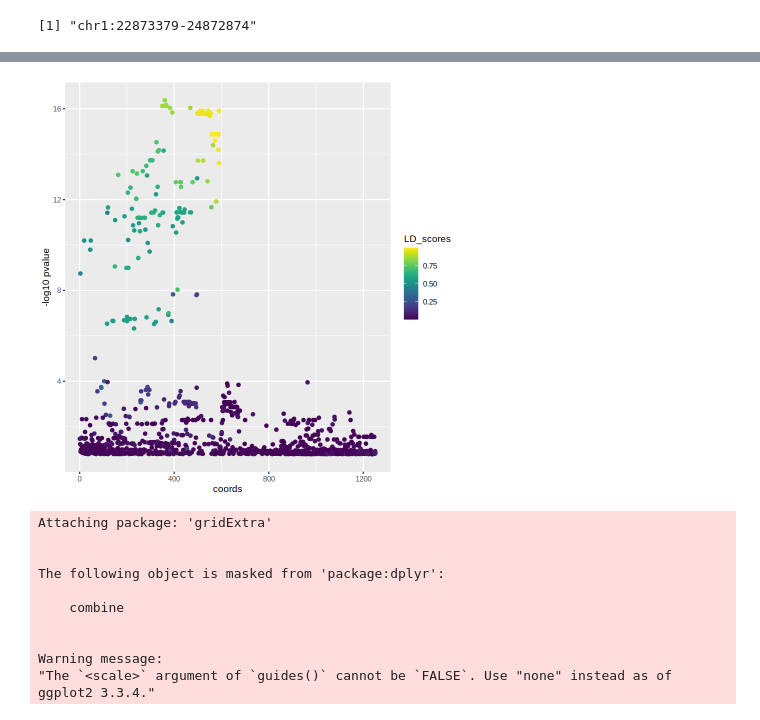
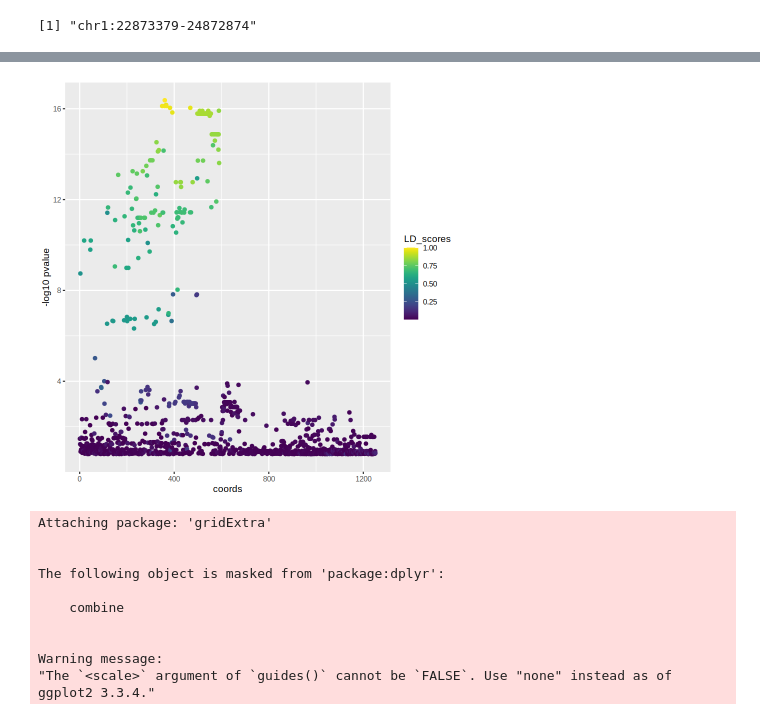
Before and after one commit to bfairkun/ChromatinSplicingQTLs, a Jupyter notebook: analysis/20230511_coloc_sQTLs_hQTLs_eQTLs_GWAS.ipynb, the cells around one changed output, grey strips where cells are left out. Drawn from its saved outputs; the diff is of its cells as text; code cells hidden in the pictures.

```diff
--- a/analysis/20230511_coloc_sQTLs_hQTLs_eQTLs_GWAS.ipynb
+++ b/analysis/20230511_coloc_sQTLs_hQTLs_eQTLs_GWAS.ipynb
@@ -541,18 +512,18 @@ A data.frame: 57 × 16
 | 568 | ENSG00000179163.11:ENSG0000017916... | chr1 | 23745077 | 23968294 | - | 1251 | 0 | 1:23876935:C:T | chr1 | 23876935 | ... |
 | 589 | ENSG00000179163.11:ENSG0000017916... | chr1 | 23745077 | 23968294 | - | 1251 | 0 | 1:23879542:G:A | chr1 | 23879542 | ... |
 # %%
-a <- nominal.slice  %>% pull(nom_pval) %>%
+a <- nominal.gene  %>% pull(nom_pval) %>%
   as.numeric() %>% -log10(.)
 library(viridis)
 df <- data.frame(x=1:length(a), y=a, z=LD_scores)
 
 
 
 ggplot(df, aes(x = 1:length(a), y = a, color = LD_scores)) +
   geom_point() +
 scale_color_viridis() + xlab('coords') + ylab('-log10 pvalue')
 # %% [output]
-[figure, old version]
+[figure, new version]
 # %%
 LD_scores <- get_LD_vector(aver$GT, 360, getLD)
 # %%
```
Also changed, not shown: parts of 5 cells of this notebook, 12 other files.
